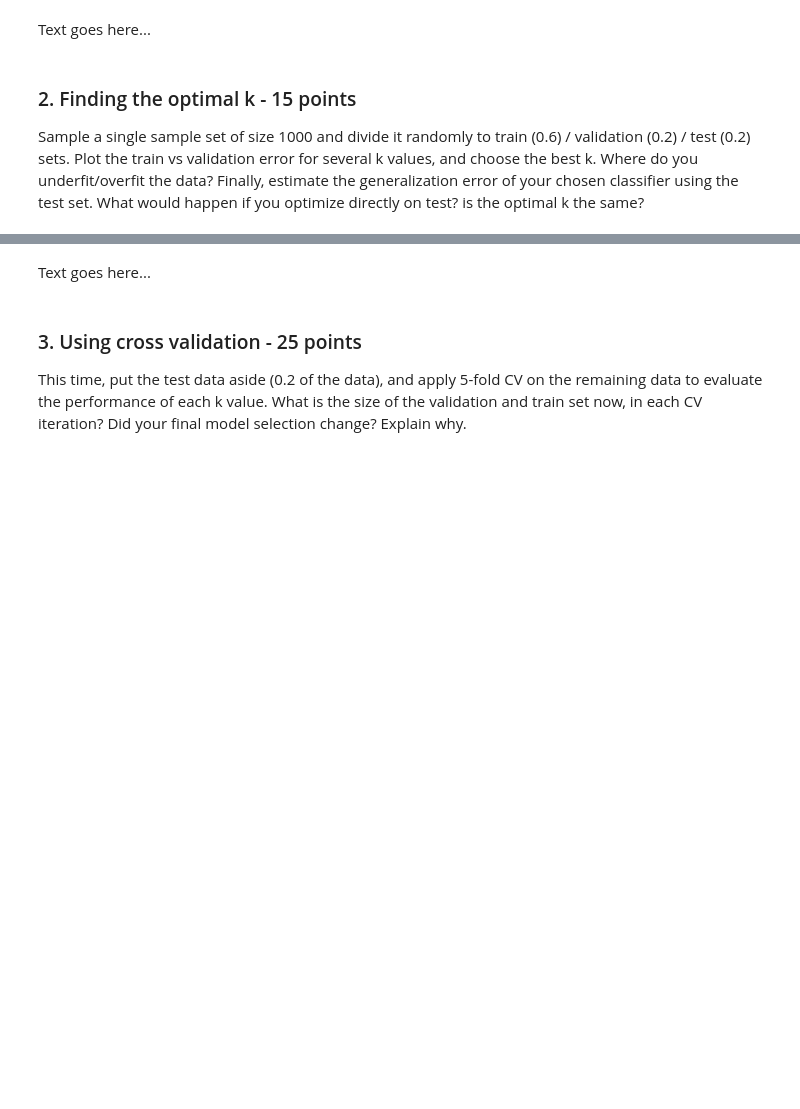
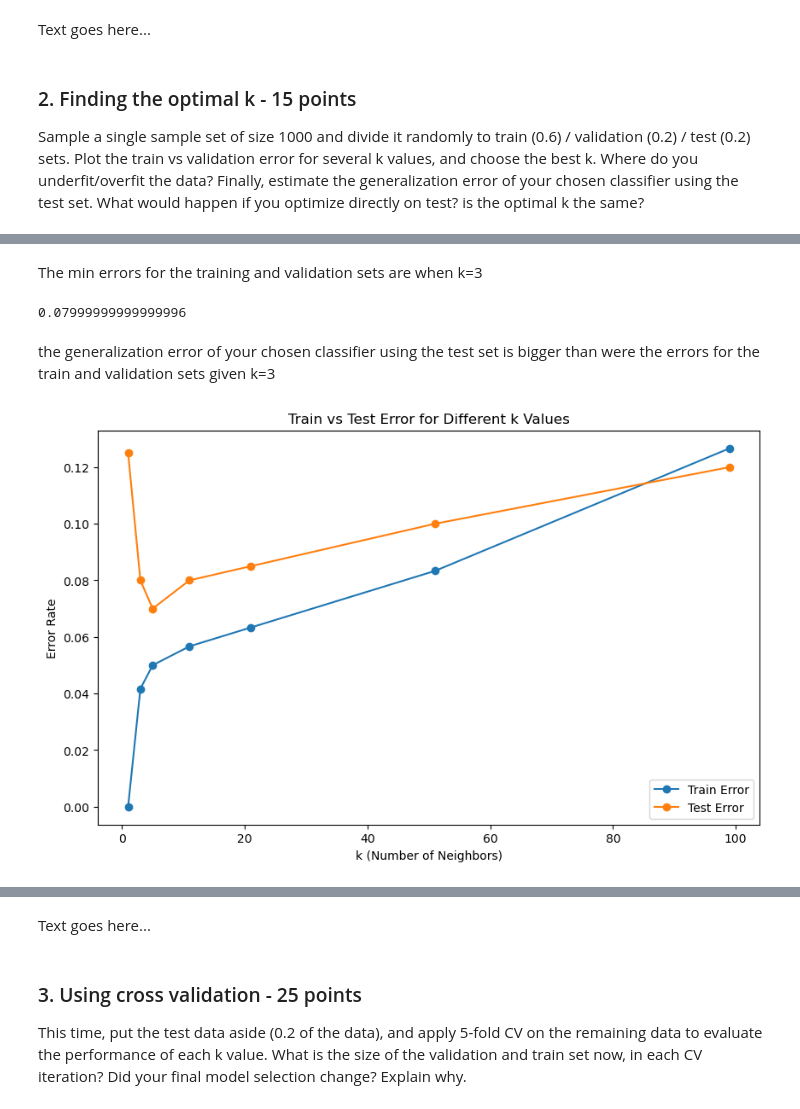
Before and after one commit to JaneAmi/YData_ML, a Jupyter notebook: SL_HW1.ipynb, the cells around one changed output, grey strips where cells are left out. Drawn from its saved outputs; the diff is of its cells as text; code cells hidden in the pictures; blank space fills up the shorter version.

```diff
--- a/SL_HW1.ipynb
+++ b/SL_HW1.ipynb
@@ -176,8 +176,3 @@ def plot_decision_plane(X, y, classifier, no_titles=False):
     plt.hexbin(grid_points[:, 0], grid_points[:, 1], C=predictions, gridsize=25, cmap='coolwarm', edgecolors='face', alpha=0.8)
 
     plt.plot(np.linspace(0,10,1000), -true_boundary_voting_pred(np.linspace(0,10,1000), np.zeros(1000)), linewidth=2, c='k');
-# %%
-kNN = kNNClassifier(5)
-kNN.fit(X,y)
-y_p = kNN.predict(X)
-plot_decision_plane(X, y, kNN)
@@ -226,0 +274,44 @@ Sample a single sample set of size 1000 and divide it randomly to train (0.6) /
+# %% [markdown]
+The min errors for the training and validation sets are when k=3
+# %%
+# estimate the generalization error of your chosen classifier using the test set
+knn_t = kNNClassifier(3)
+knn_t.fit(X_train, y_train)
+y_test_pred = knn_t.predict(X_test)
+1 - accuracy(y_test, y_test_pred)
+# %% [output]
+0.07999999999999996
+# %% [markdown]
+the generalization error of your chosen classifier using the test set is bigger than were the errors for the train and validation sets given k=3
+# %%
+# optimize for test
+k_values = [1, 3, 5, 11, 21, 51, 99]
+train_errors = []
+val_errors = []
+
+for k in k_values:
+    # Train the KNN classifier
+    knn = kNNClassifier(k)
+    knn.fit(X_train, y_train)
+
+    # Predictions on the training set
+    y_train_pred = knn.predict(X_train)
+    train_error = 1 - accuracy(y_train, y_train_pred)
+    train_errors.append(train_error)
+
+    # Predictions on the validation set
+    y_test_pred = knn.predict(X_test)
+    val_error = 1 - accuracy(y_test, y_test_pred)
+    val_errors.append(val_error)
+
+# Plot the training vs validation error
+plt.figure(figsize=(10, 6))
+plt.plot(k_values, train_errors, label='Train Error', marker='o')
+plt.plot(k_values, val_errors, label='Test Error', marker='o')
+plt.title('Train vs Test Error for Different k Values')
+plt.xlabel('k (Number of Neighbors)')
+plt.ylabel('Error Rate')
+plt.legend()
+plt.show()
+# %% [output]
+[figure, added]
```
Also changed, not shown: parts of 7 cells of this notebook.
